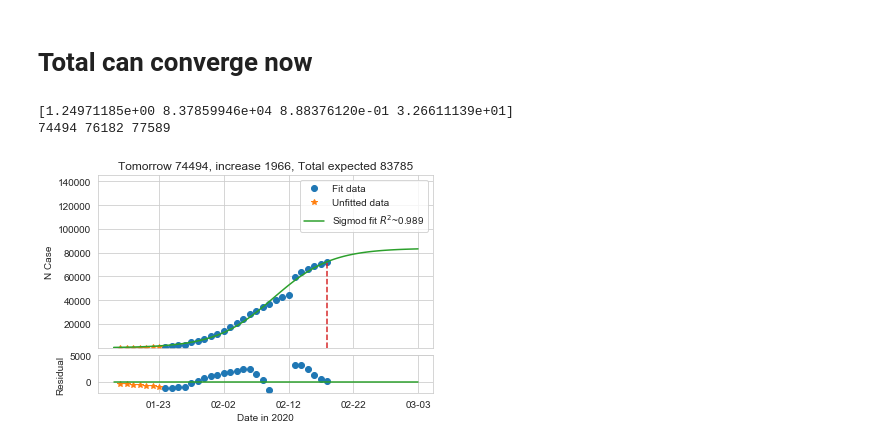
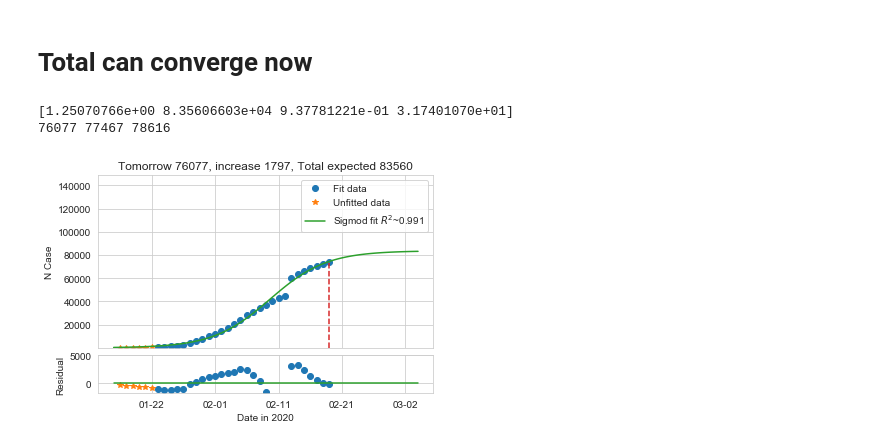
Before and after one commit to tongbaojia/vr_2020, a Jupyter notebook: Virus.ipynb, the cells around one changed output. Cells and saved outputs as stored; diff of their text form; code cells hidden in the pictures.

```diff
--- a/Virus.ipynb
+++ b/Virus.ipynb
@@ -40,10 +40,11 @@ c = [
     2644,
     2018,
     2051,
-    1893
+    1893,
+    1752
 ]
 # %%
-tmr_date = "2_18_2020"
+tmr_date = "2_19_2020"
 # %% [markdown]
 # Standard Imports
 # %%
@@ -165,7 +166,7 @@ def sigmoid(x, a, n, b, c):
 
 def prediction(my_func, name="sigmoid"):
     # initial guess for curve fit coefficients
-    starting_index = 7
+    starting_index = 6
     x_prev_data = np.arange(-starting_index + 1, 1)
     y_prev_data = np.array(total[:starting_index])
     xdata = np.arange(1, len(total[starting_index:])+1)
@@ -205,33 +206,33 @@ def prediction(my_func, name="sigmoid"):
     ax1.set_ylim(1, total[-1] * 2)
     ax1.legend(loc='best')
     # ax1.set_xticks([])
     # ax1.set_xlabel('Date')
     ax1.set_ylabel('N Case')
 
     residuals = ydata - my_func(xdata, *popt)
     prev_residuals = y_prev_data - my_func(x_prev_data, *popt)
     ax2.plot(xdata, residuals, 'o', label='residuals')
     ax2.plot(x_prev_data, prev_residuals, '*', label='prev residuals')
     ax2.plot(x, np.zeros(len(x)))
     ax2.set_ylim(min(prev_residuals) * 2, 5000)
     ax2.set_xlabel('Date in 2020')
     ax2.set_ylabel('Residual')
     x_ticks = ax2.get_xticks()
     # print(x_ticks)
     current_day = len(total) - starting_index
     # correct time difference
     current_date = date.today() + timedelta(days=1)
     date_ticks = []
     for x_tick in x_ticks:
         date_ticks.append(current_date + timedelta(days=x_tick - current_day))
     date_ticks = [i.strftime('%m-%d') for i in date_ticks]
     # print(date_ticks)
     ax2.set_xticklabels(date_ticks)
     plt.savefig('Plots/{}_{}.png'.format(tmr_date, name), dpi=300)
     plt.show()
 
 prediction(sigmoid, "sigmoid")
 # %% [output]
-[1.24971185e+00 8.37859946e+04 8.88376120e-01 3.26611139e+01]
-74494 76182 77589
+[1.25070766e+00 8.35606603e+04 9.37781221e-01 3.17401070e+01]
+76077 77467 78616
-[figure, old version]
+[figure, new version]
```
Also changed, not shown: parts of 2 cells of this notebook, 3 other files.
